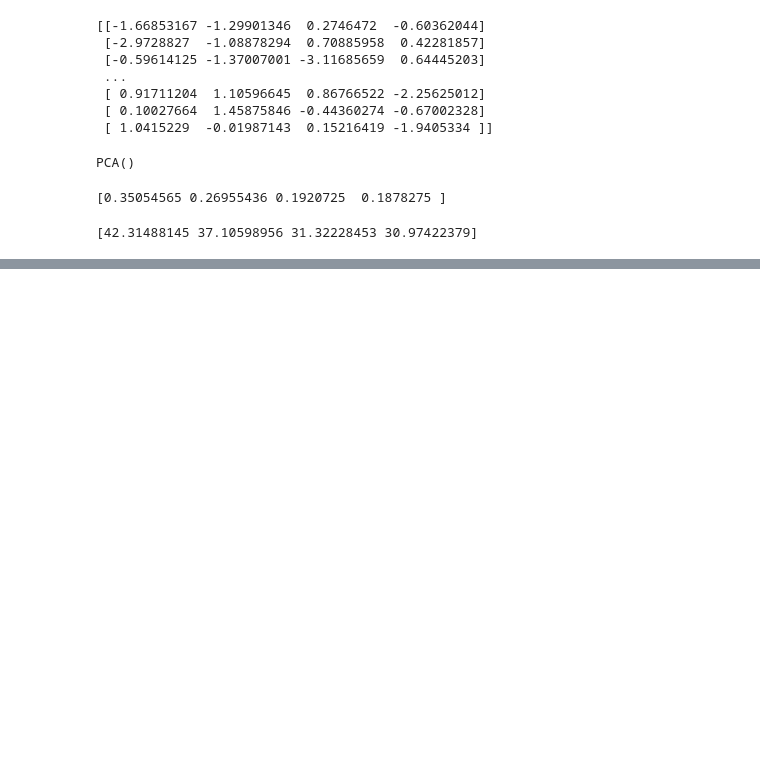
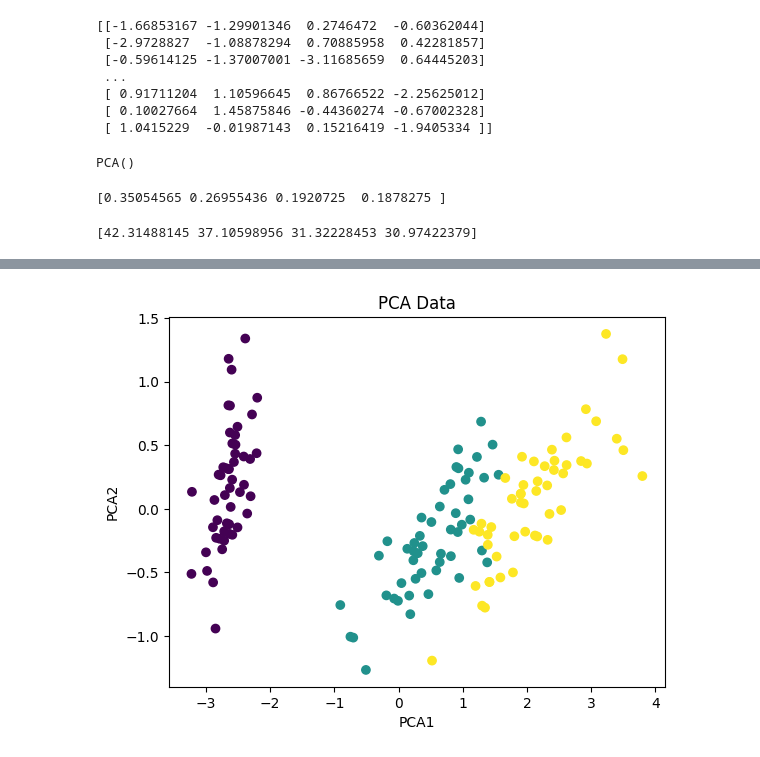
Before and after one commit to thammarat-ai/introAI166, a Jupyter notebook: Part2_ML_DL.ipynb, the cells around one changed output, grey strips where cells are left out. Drawn from its saved outputs; the diff is of its cells as text; code cells hidden in the pictures; blank space fills up the shorter version.

```diff
--- a/Part2_ML_DL.ipynb
+++ b/Part2_ML_DL.ipynb
@@ -623,0 +684,16 @@ print(clf.singular_values_)
+# %%
+#Perform PCA
+pca = decomposition.PCA(n_components=3)
+pca.fit(X)
+X1 = pca.transform(X)
+# %%
+#Plot PCA data
+g = plt.figure(2)
+#y = np.choose(y, [1, 2, 0]).astype(float)
+plt.scatter(X1[:, 0], X1[:, 1], c=y)
+plt.xlabel('PCA1')
+plt.ylabel('PCA2')
+plt.title('PCA Data')
+g.show()
+# %% [output]
+[figure, added]
```
Also changed, not shown: parts of 107 cells of this notebook.
